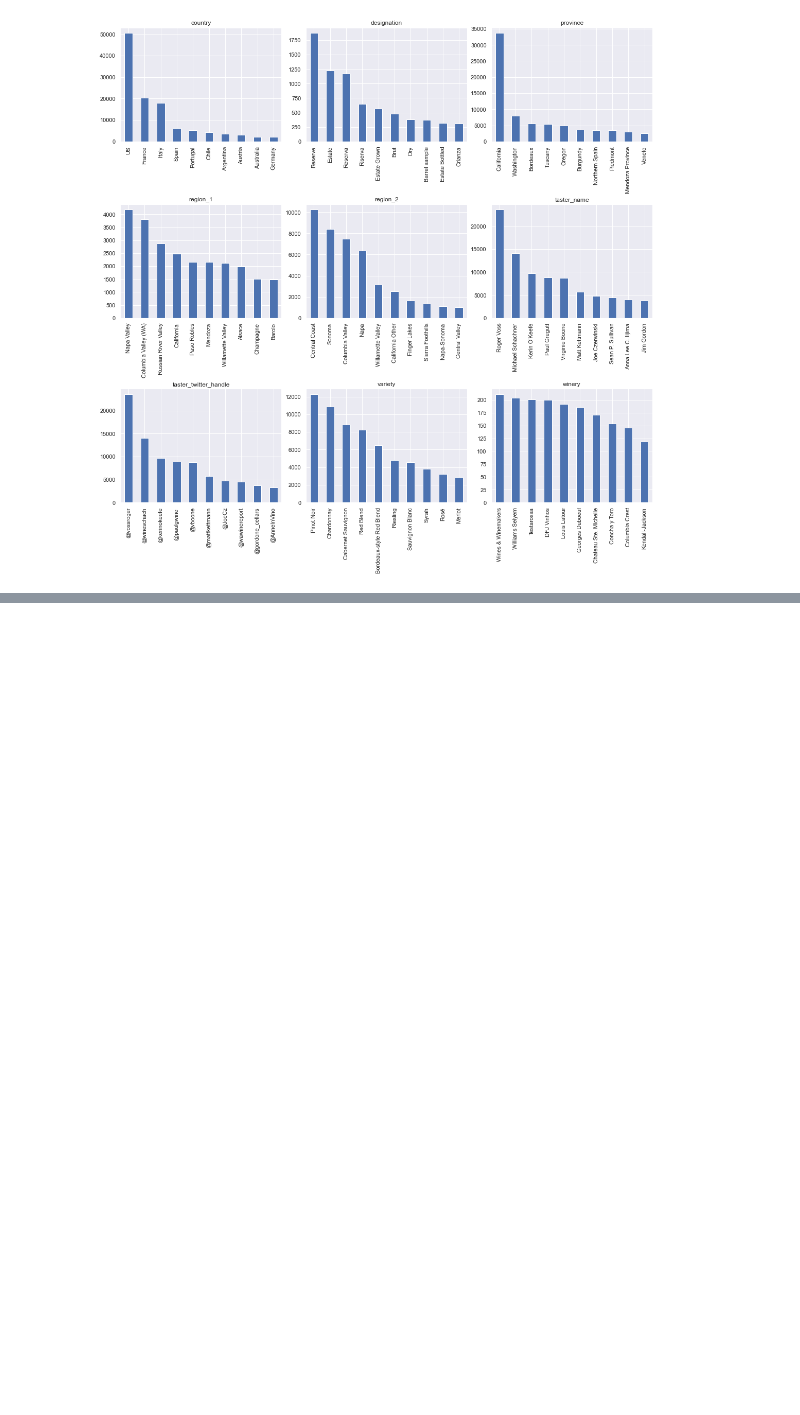
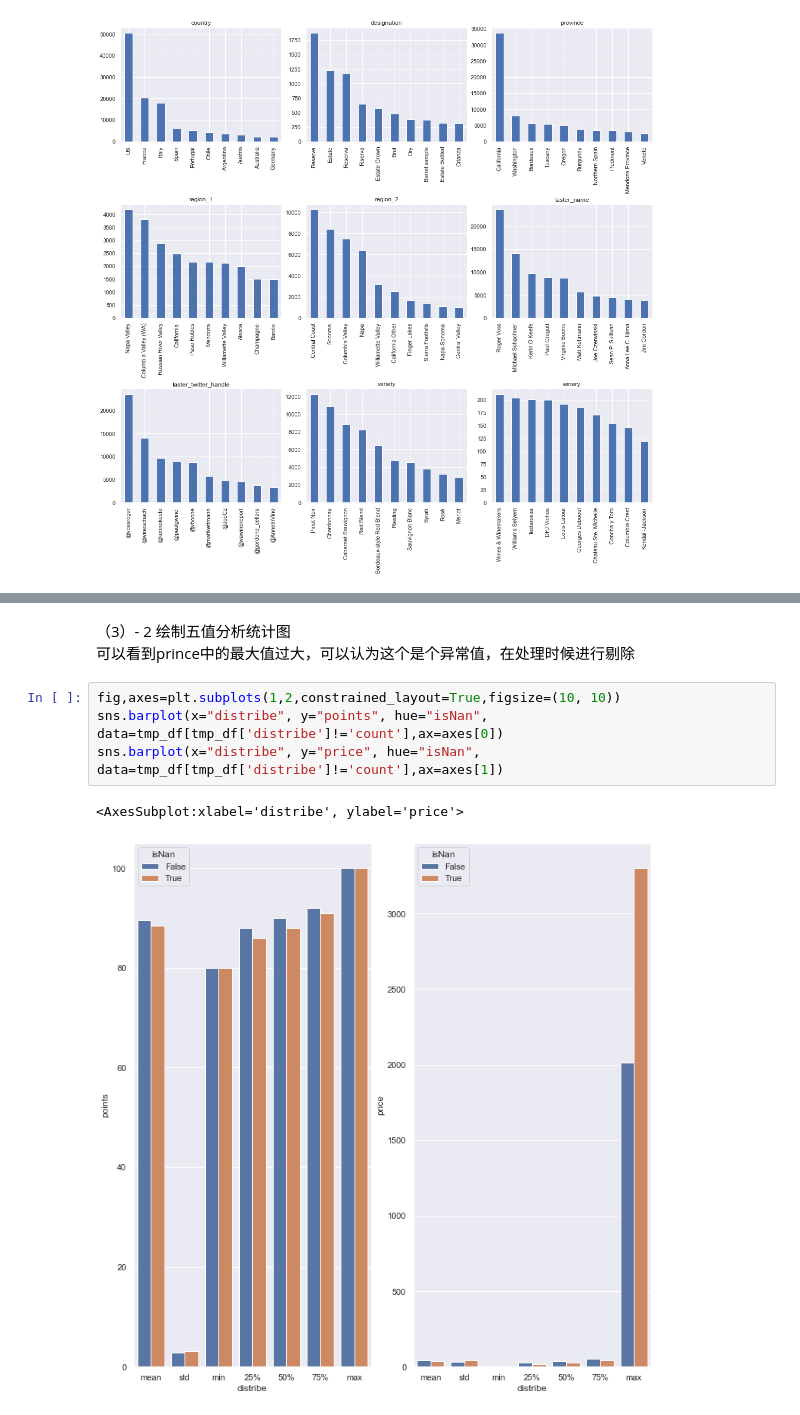
Before and after one commit to Relwayg/Data-Mining, a Jupyter notebook: Data_Preprocessing.ipynb, the cells around one changed output, grey strips where cells are left out. Drawn from its saved outputs; the diff is of its cells as text; blank space fills up the shorter version.

```diff
--- a/Data_Preprocessing.ipynb
+++ b/Data_Preprocessing.ipynb
@@ -206,0 +233,10 @@ price   111535.0  35.626449  42.113392   4.0  17.0  25.0  42.0  3300.0
+# %% [markdown]
+（3）- 2 绘制五值分析统计图
+  可以看到prince中的最大值过大，可以认为这个是个异常值，在处理时候进行剔除
+# %%
+fig,axes=plt.subplots(1,2,constrained_layout=True,figsize=(10, 10))
+sns.barplot(x="distribe", y="points", hue="isNan", data=tmp_df[tmp_df['distribe']!='count'],ax=axes[0])
+sns.barplot(x="distribe", y="price", hue="isNan", data=tmp_df[tmp_df['distribe']!='count'],ax=axes[1])
+# %% [output]
+<AxesSubplot:xlabel='distribe', ylabel='price'>
+[figure, added]
```
Also changed, not shown: parts of 99 cells of this notebook.
